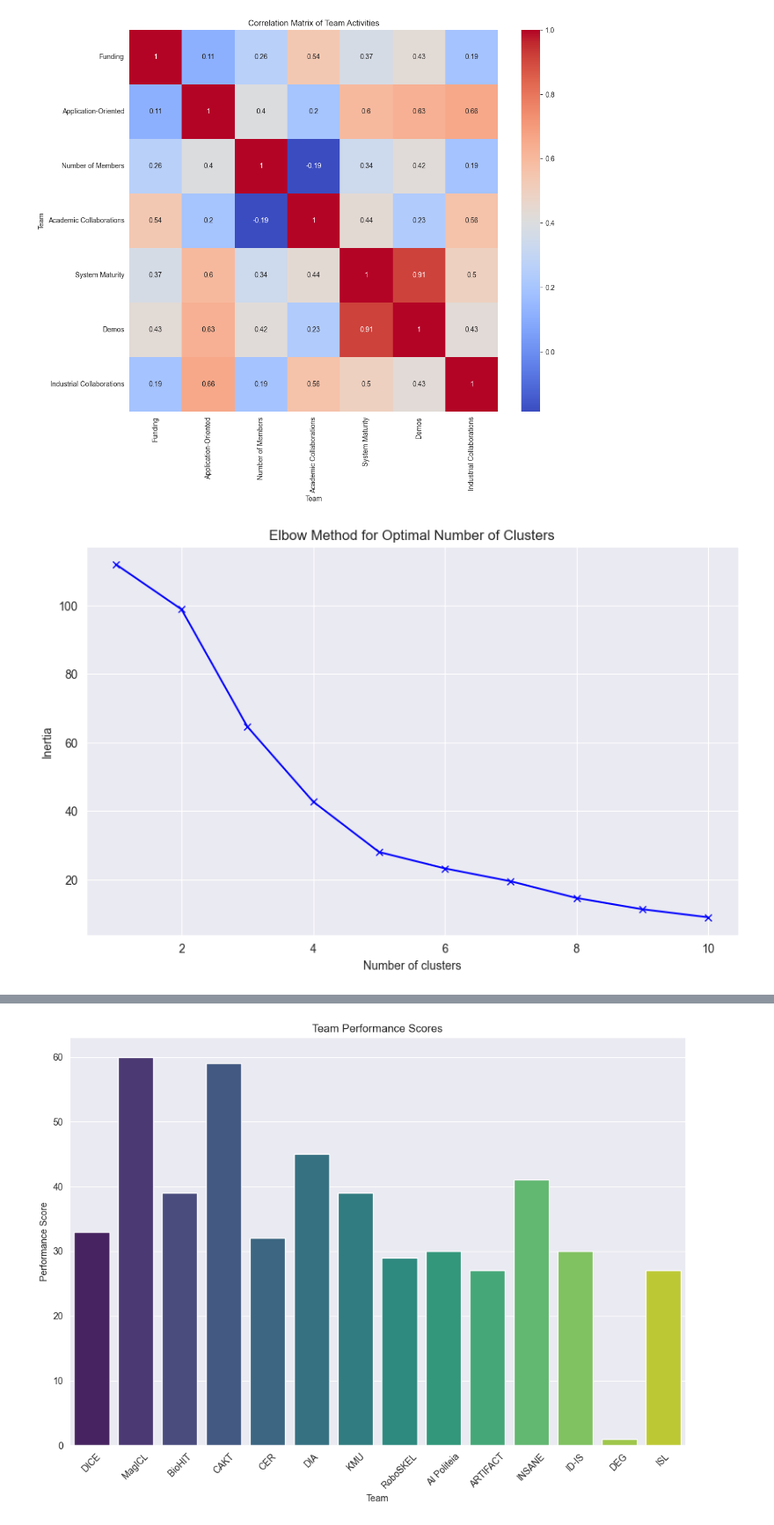
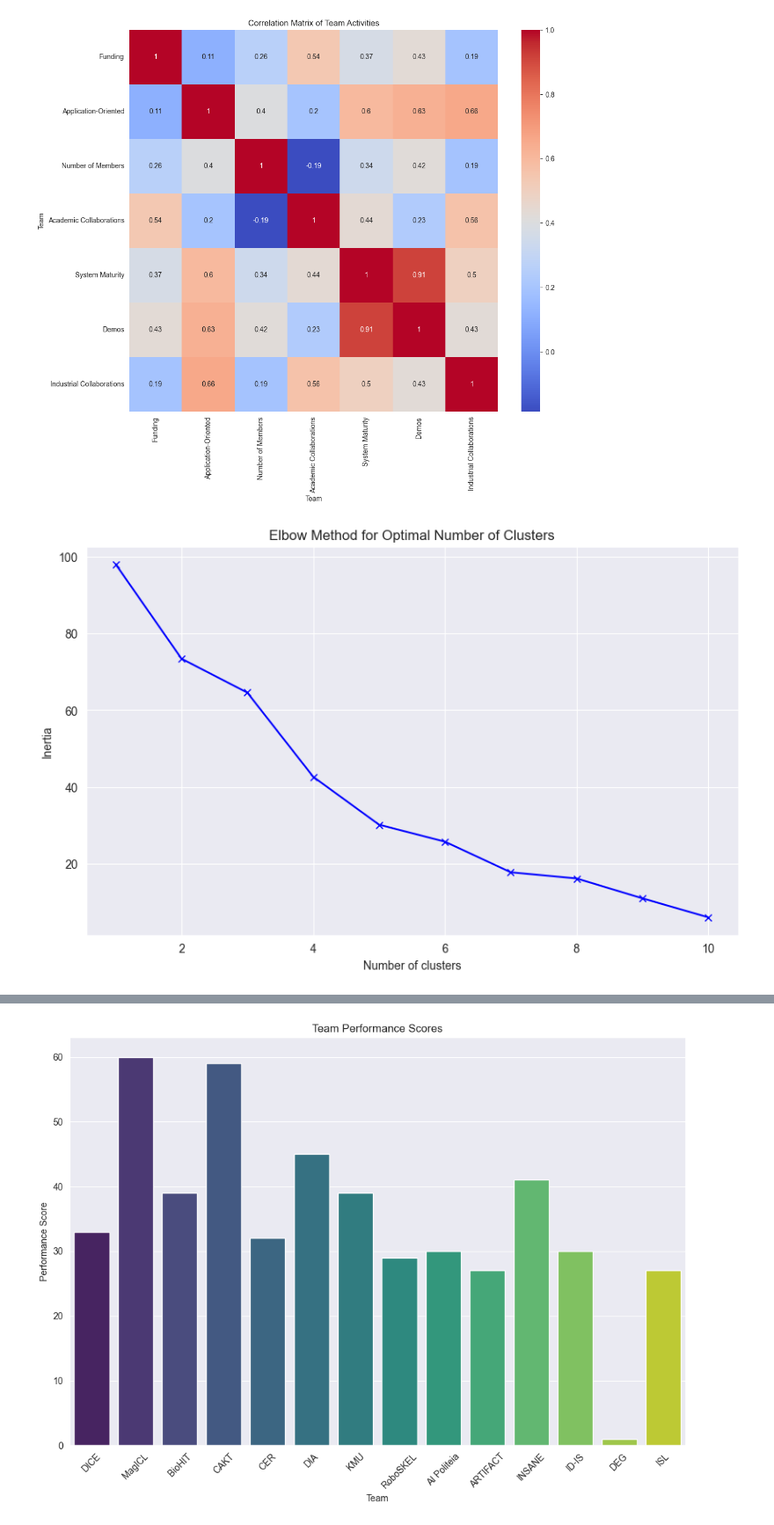
Before and after one commit to codegithubka/Deep-Autoencoder-Company-Segmentation, a Jupyter notebook: team_activity_analysis.ipynb, the cells around one changed output, grey strips where cells are left out. Shown: that part at 88% size. Drawn from its saved outputs; the diff is of its cells as text; code cells hidden in the pictures.

```diff
--- a/team_activity_analysis.ipynb
+++ b/team_activity_analysis.ipynb
@@ -95,6 +95,8 @@ from sklearn.preprocessing import StandardScaler
 from sklearn.cluster import KMeans
 import matplotlib.pyplot as plt
 
+scaler = StandardScaler()
+
 # Define features for clustering
 features_c = [col for col in team_activity_df.columns if col not in ['Performance Score', 'Team']]
 X = team_activity_df[features_c]
@@ -114,32 +116,32 @@ plt.show()
 # %%
 !pip install statsmodels
 # %%
-
+X_scaled = scaler.fit_transform(X)
 
 # Determine the optimal number of clusters using the Elbow method
 def plot_elbow_method(X):
     inertia = []
     K = range(1, 11)
     for k in K:
         kmeans = KMeans(n_clusters=k, random_state=42)
         kmeans.fit(X)
         inertia.append(kmeans.inertia_)
 
     plt.figure(figsize=(10, 6))
     plt.plot(K, inertia, 'bx-')
     plt.xlabel('Number of clusters')
     plt.ylabel('Inertia')
     plt.title('Elbow Method for Optimal Number of Clusters')
     plt.show()
 
 plot_elbow_method(X_scaled)
 
 # Apply clustering with an optimal number of clusters
 num_clusters = 5  # Update this based on the Elbow method result
 kmeans = KMeans(n_clusters=num_clusters, random_state=42)
 team_activity_df['Cluster'] = kmeans.fit_predict(X_scaled)
 # %% [output]
-[figure, old version]
+[figure, new version]
 # %%
 
 # Display the updated DataFrame with clusters
```
Also changed, not shown: parts of 5 cells of this notebook, 4 other files.
